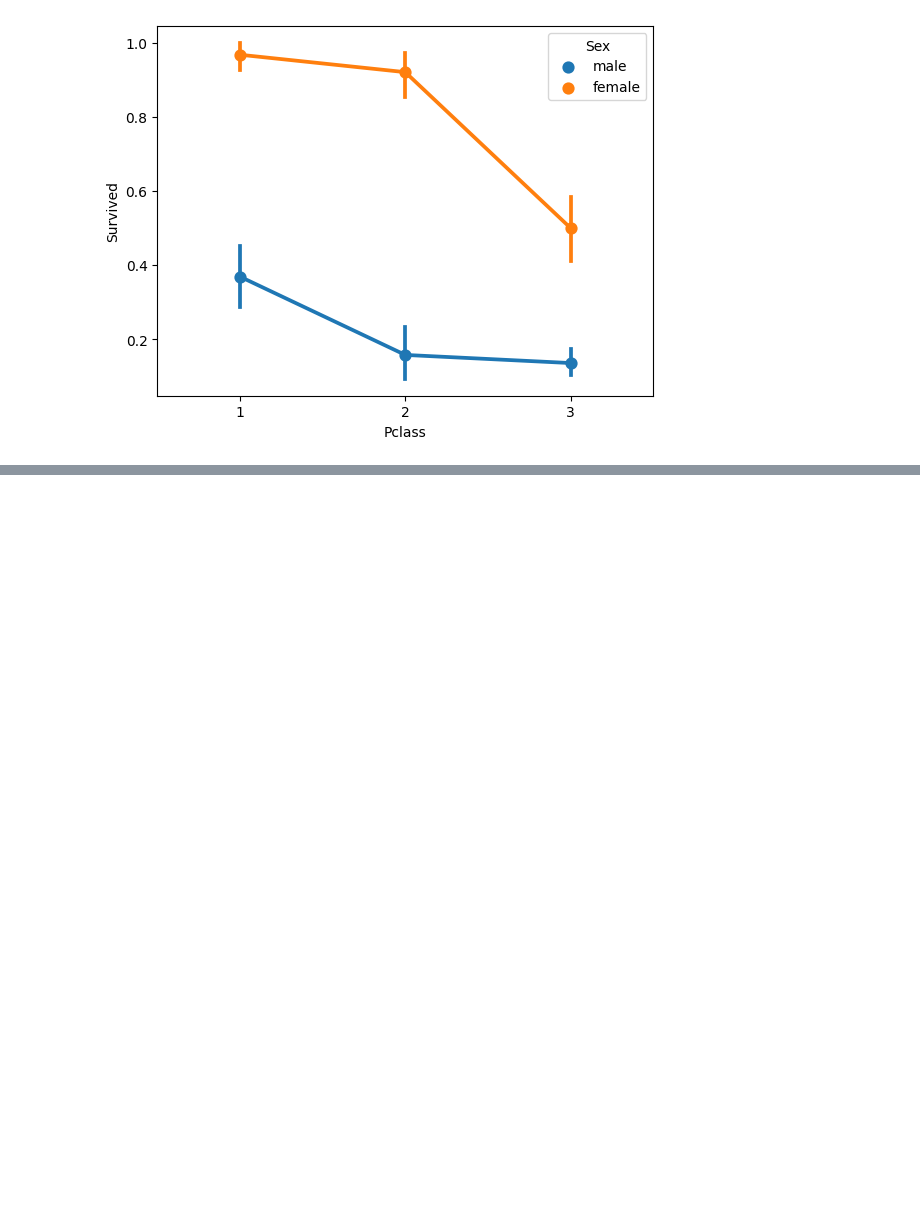
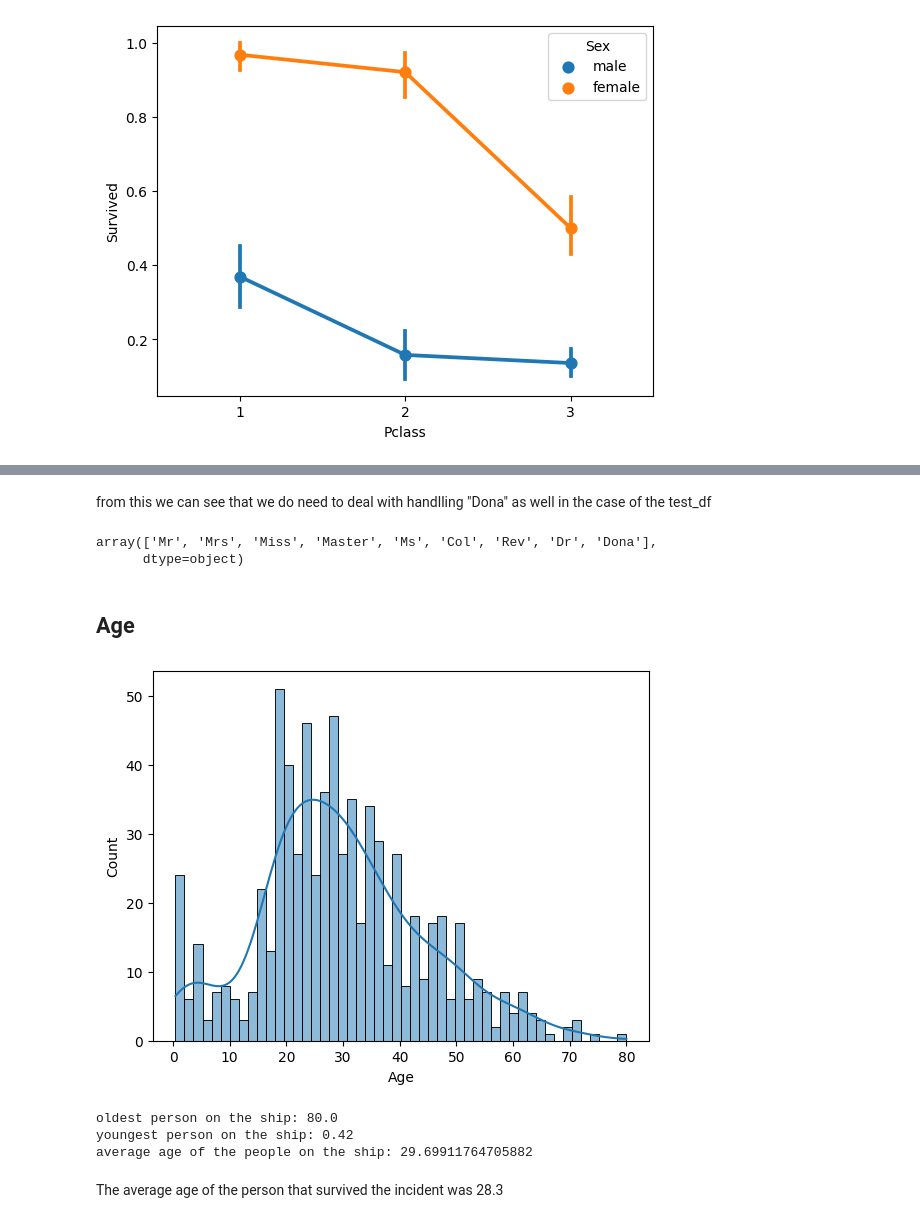
Before and after one commit to Rahul-Anil/kaggle, a Jupyter notebook: titanic/EDA.ipynb, the cells around one changed output, grey strips where cells are left out. Drawn from its saved outputs; the diff is of its cells as text; code cells hidden in the pictures; blank space fills up the shorter version.

```diff
--- a/titanic/EDA.ipynb
+++ b/titanic/EDA.ipynb
@@ -6,8 +6,8 @@ import seaborn as sns
 # %% [markdown]
 Getting the training and test data
 # %%
-train_df = pd.read_csv("/home/pakru/Documents/kaggle/titanic/data/train.csv")
-test_df = pd.read_csv("/home/pakru/Documents/kaggle/titanic/data/test.csv")
+train_df = pd.read_csv("/Users/rahulanil/Documents/kaggle/titanic/data/train.csv")
+test_df = pd.read_csv("/Users/rahulanil/Documents/kaggle/titanic/data/test.csv")
 # %% [markdown]
 Features are:
 
@@ -229,0 +266,3 @@ All            549  342  891
+# %%
+train_df["Initials"] = train_df["Name"].str.extract("([A-Za-z]+)\.")
+display(train_df["Initials"].value_counts())
@@ -229,0 +288,3 @@ All            549  342  891
+# %%
+train_df["Family_Name"] = train_df["Name"].str.split(",").str.get(0)
+display(train_df["Family_Name"].value_counts())
@@ -229,0 +393,25 @@ All            549  342  891
+# %% [markdown]
+from this we can see that we do need to deal with handlling "Dona" as well in the case of the test_df
+# %%
+test_df["Initials"] = test_df["Name"].str.extract("([A-Za-z]+)\.")
+test_df["Initials"].unique()
+# %% [output]
+array(['Mr', 'Mrs', 'Miss', 'Master', 'Ms', 'Col', 'Rev', 'Dr', 'Dona'],
+      dtype=object)
+# %% [markdown]
+## Age
+# %%
+sns.histplot(train_df["Age"], bins=50, kde=True)
+plt.show()
+
+#what is the oldest person on the ship
+print(f"oldest person on the ship: {train_df.Age.max()}")
+print(f"youngest person on the ship: {train_df.Age.min()}")
+print(f"average age of the people on the ship: {train_df.Age.mean()}")
+# %% [output]
+[figure, added]
+oldest person on the ship: 80.0
+youngest person on the ship: 0.42
+average age of the people on the ship: 29.69911764705882
+# %% [markdown]
+The average age of the person that survived the incident was 28.3
```
Also changed, not shown: parts of 17 cells of this notebook, 2 other files.
